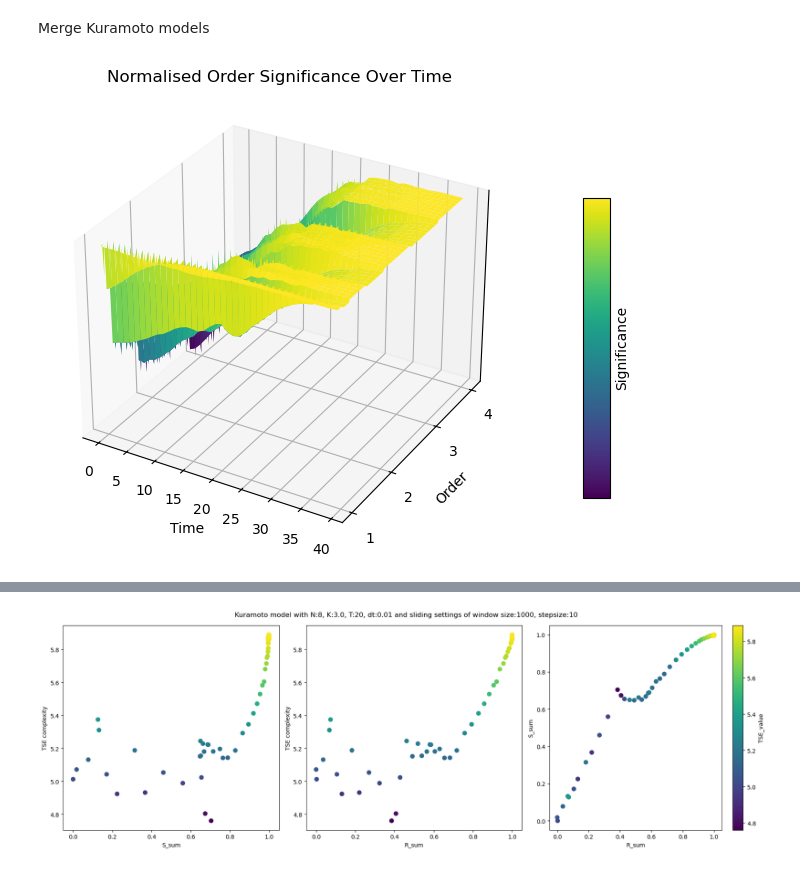
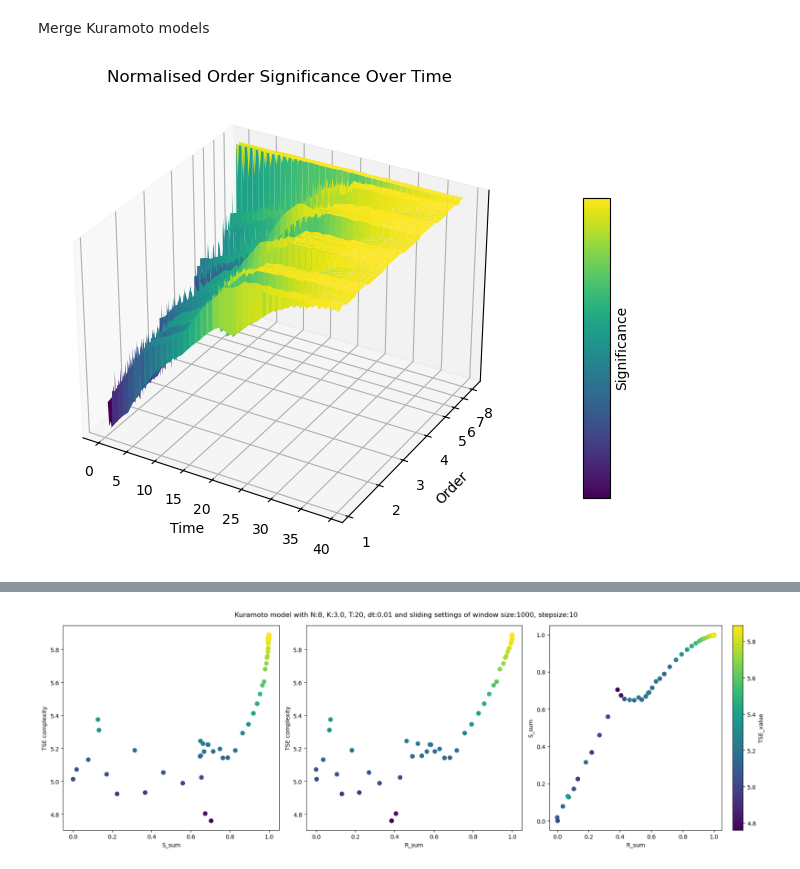
Before and after one commit to cyrilrommens/PhD_1, a Jupyter notebook: TSE_kuramoto.ipynb, the cells around one changed output, grey strips where cells are left out. Saved outputs shown, nothing was run; the diff lists cells and outputs as text; code cells hidden in the pictures.

```diff
--- a/TSE_kuramoto.ipynb
+++ b/TSE_kuramoto.ipynb
@@ -271,7 +271,7 @@ frequencies_df = simulate_kuramoto_xgi(H, K2, K3, T, dt)
 # Obtain information metrics
 window_size = 1000
 window_step = 10
-dimension_max = 4
+dimension_max = 7
 dimension_tot = 8
 
 df_oscillators = interactions_values_relative(frequencies_df, window_size, window_step, dimension_max, dimension_tot)
@@ -283,57 +283,57 @@ from mpl_toolkits.mplot3d import Axes3D
 # Define data directly as a list of lists
 data = [list(d.values()) for d in df_oscillators["TC_lists"]]
 
-# Normalize each sublist
-#data = [[val / sum(sublist) for val in sublist] for sublist in data]
-
 # Convert to NumPy array
 data = np.array(data)
 
+# Keep only the first 40 time steps
 data = data[:40]
 
 # Define X and Y grid based on indices
 x = np.arange(data.shape[0])  # Row indices (time)
 y = np.arange(data.shape[1])  # Column indices (order)
+
+# **Invert the order axis (y-axis)**
+y = y[::-1]  # Reverse order index
+data = data[:, ::-1]  # Reverse order values
+
 X, Y = np.meshgrid(x, y, indexing="ij")  # Create meshgrid
 
 # Z values (actual values from the list of lists)
 Z = data
 
 # Create figure and 3D axis
 fig = plt.figure(figsize=(9, 6))  # Slightly wider figure to accommodate colorbar
 ax = fig.add_subplot(111, projection='3d')
 
 # Create surface plot
 surf = ax.plot_surface(X, Y, Z, cmap='viridis')
 
 # Adjust layout to make space for colorbar
 fig.subplots_adjust(right=0.8)  # Shift main plot left to free up space on the right
 
 # Create colorbar
 cbar_ax = fig.add_axes([0.8, 0.2, 0.03, 0.5])  # [left, bottom, width, height]
 cbar = fig.colorbar(surf, cax=cbar_ax, label="Significance")
 
 # Remove colorbar ticks and labels
 cbar.ax.set_yticks([])
 cbar.ax.set_yticklabels([])
 
-# Set 4 y-axis ticks and labels
-ax.set_yticks([0, 50, 110, 160])  # Define tick positions
-ax.set_yticklabels(["1", "2", "3", "4"])  # Define corresponding labels
-
-# ax.set_yticks([0, 50, 110, 160, 190, 220, 240, 260])  # Define tick positions
-# ax.set_yticklabels(["1", "2", "3", "4", '5', '6', '7', '8'])  # Define corresponding labels
+# Set 4 y-axis ticks and labels (adjusted for inverted axis)
+ax.set_yticks([0, 20, 40, 60, 100, 150, 200, 260])
+ax.set_yticklabels(['8','7','6','5',"4", "3", "2", "1"])  # Reversed to match the inverted axis
+ax.invert_yaxis()  # **Inverts y-axis direction**
 
 # Labels
 ax.set_xlabel("Time")
 ax.set_ylabel("Order")
-#ax.set_zlabel("Significance")
-ax.set_zticks([])
+ax.set_zticks([])  # Remove z-axis ticks
 ax.set_title("Normalised Order Significance Over Time")
 
 plt.show()
 # %% [output]
-[figure, old version]
+[figure, new version]
 # %%
 import numpy as np
 import matplotlib.pyplot as plt
```
Also changed, not shown: parts of 1 cell of this notebook.
